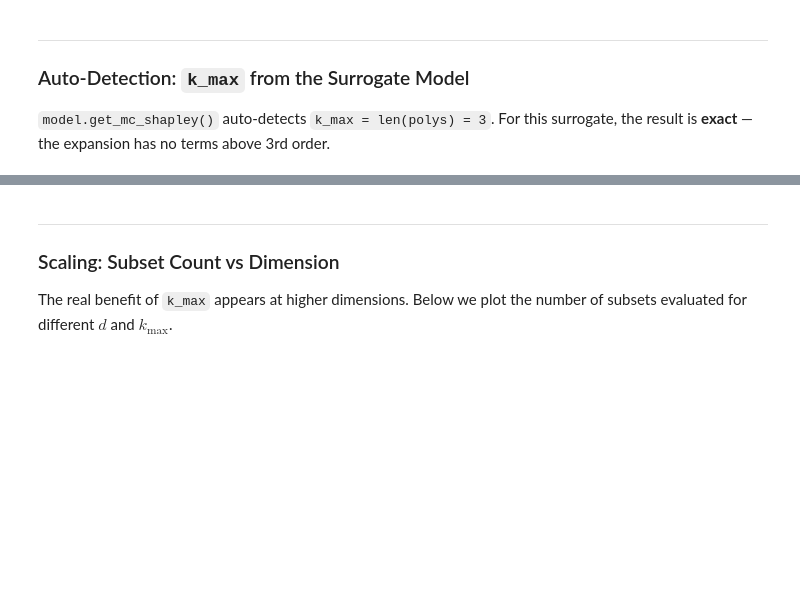
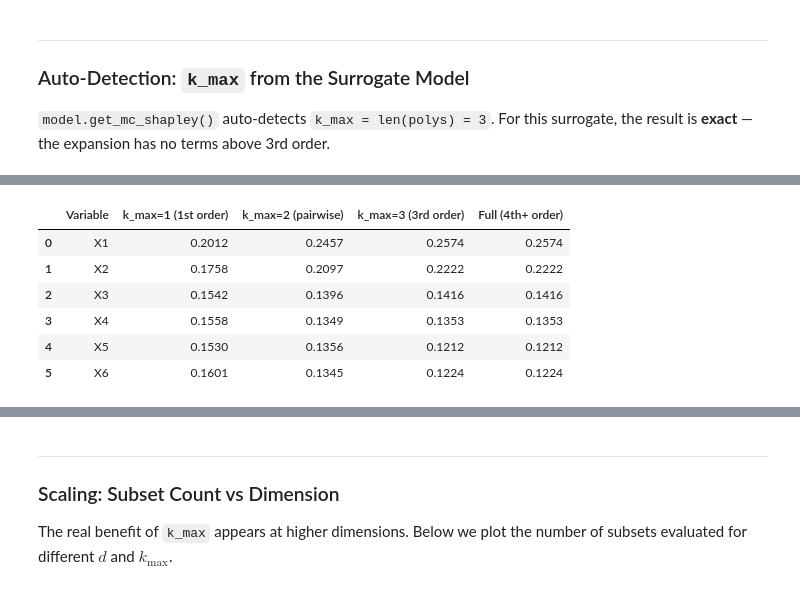
Before and after one commit to frbennett/shapleyx, a Jupyter notebook: Examples/mc_shapley_kmax.ipynb, the cells around one changed output, grey strips where cells are left out. Cells and saved outputs as stored; diff of their text form; code cells hidden in the pictures; blank space fills up the shorter version.

```diff
--- a/Examples/mc_shapley_kmax.ipynb
+++ b/Examples/mc_shapley_kmax.ipynb
@@ -160,20 +235,28 @@ or when you want to use `k_max` as a controlled approximation.
 # %%
 # Compare different k_max values
 results = {}
 for kmax in [1, 2, 3, None]:
     label = f'k_max={kmax}' if kmax else 'Full'
     mc = model.get_mc_shapley(N=2000, method='exhaustive',
                              k_max=kmax, random_state=42)
     results[label] = mc['effect'].values
 
 comparison_df = pd.DataFrame({
     'Variable': mc_full['variable'],
     'k_max=1 (1st order)': results['k_max=1'].round(4),
     'k_max=2 (pairwise)': results['k_max=2'].round(4),
-    'k_max=3 (3rd order)': results['k_max=3'].round(4),
-    'Full (4th+ order)': results['Full'].round(4),
+    'k_max=3 (3rd, approx)': results['k_max=3'].round(4),
+    'Full (all orders)': results['Full'].round(4),
 })
 comparison_df
+# %% [output]
+|  | Variable | k_max=1 (1st order) | k_max=2 (pairwise) | k_max=3 (3rd order) | Full (4th+ order) |
+| 0 | X1 | 0.2012 | 0.2457 | 0.2574 | 0.2574 |
+| 1 | X2 | 0.1758 | 0.2097 | 0.2222 | 0.2222 |
+| 2 | X3 | 0.1542 | 0.1396 | 0.1416 | 0.1416 |
+| 3 | X4 | 0.1558 | 0.1349 | 0.1353 | 0.1353 |
+| 4 | X5 | 0.1530 | 0.1356 | 0.1212 | 0.1212 |
+| 5 | X6 | 0.1601 | 0.1345 | 0.1224 | 0.1224 |
 # %%
 fig, ax = plt.subplots(figsize=(11, 5))
 x = np.arange(d)
```
Also changed, not shown: parts of 12 cells of this notebook.
